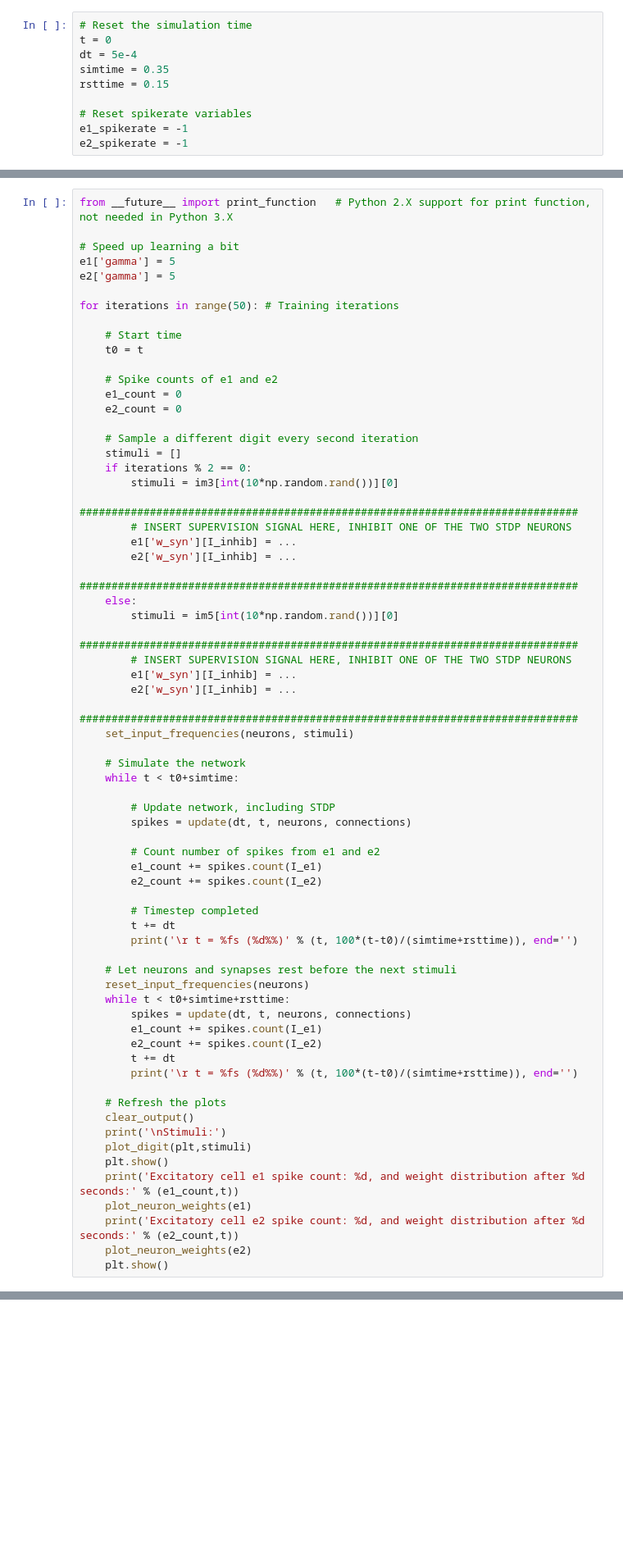
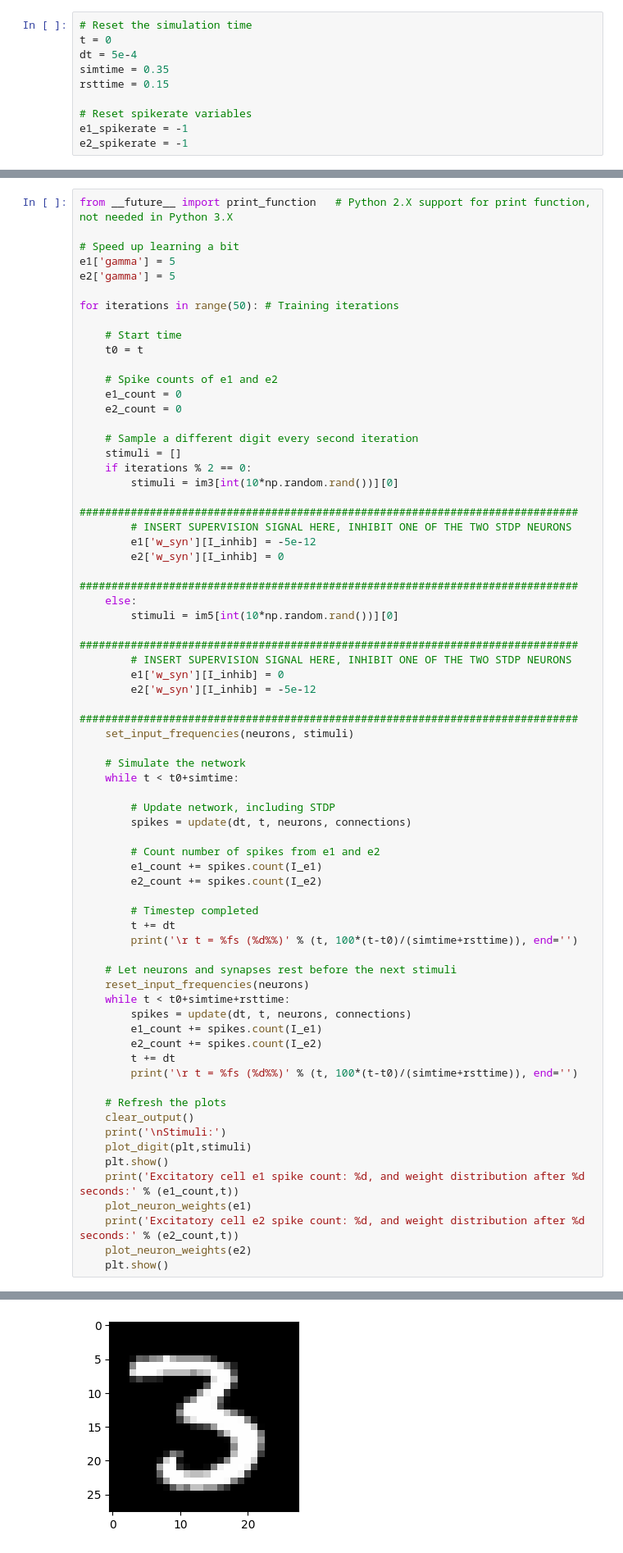
Before and after one commit to jacomoel/d7046e, a Jupyter notebook: exercises/SNN/SNN-Excercise-2.ipynb, the cells around one changed output, grey strips where cells are left out. Shown at 82% size. Saved outputs shown, nothing was run; the diff lists cells and outputs as text; blank space fills up the shorter version.

```diff
--- a/exercises/SNN/SNN-Excercise-2.ipynb
+++ b/exercises/SNN/SNN-Excercise-2.ipynb
@@ -572,15 +575,15 @@ for iterations in range(50): # Training iterations
         stimuli = im3[int(10*np.random.rand())][0]
         ##############################################################################
         # INSERT SUPERVISION SIGNAL HERE, INHIBIT ONE OF THE TWO STDP NEURONS
-        e1['w_syn'][I_inhib] = ...
-        e2['w_syn'][I_inhib] = ...
+        e1['w_syn'][I_inhib] = -5e-12
+        e2['w_syn'][I_inhib] = 0
         ##############################################################################
     else:
         stimuli = im5[int(10*np.random.rand())][0]
         ##############################################################################
         # INSERT SUPERVISION SIGNAL HERE, INHIBIT ONE OF THE TWO STDP NEURONS
-        e1['w_syn'][I_inhib] = ...
-        e2['w_syn'][I_inhib] = ...
+        e1['w_syn'][I_inhib] = 0
+        e2['w_syn'][I_inhib] = -5e-12
         ##############################################################################
     set_input_frequencies(neurons, stimuli)
 
@@ -617,3 +620,4 @@ for iterations in range(50): # Training iterations
     print('Excitatory cell e2 spike count: %d, and weight distribution after %d seconds:' % (e2_count,t))
     plot_neuron_weights(e2)
     plt.show()
+# %% [output]
@@ -619,0 +625 @@ for iterations in range(50): # Training iterations
+[figure, added]
```
Also changed, not shown: parts of 6 cells of this notebook, 8 other files.
